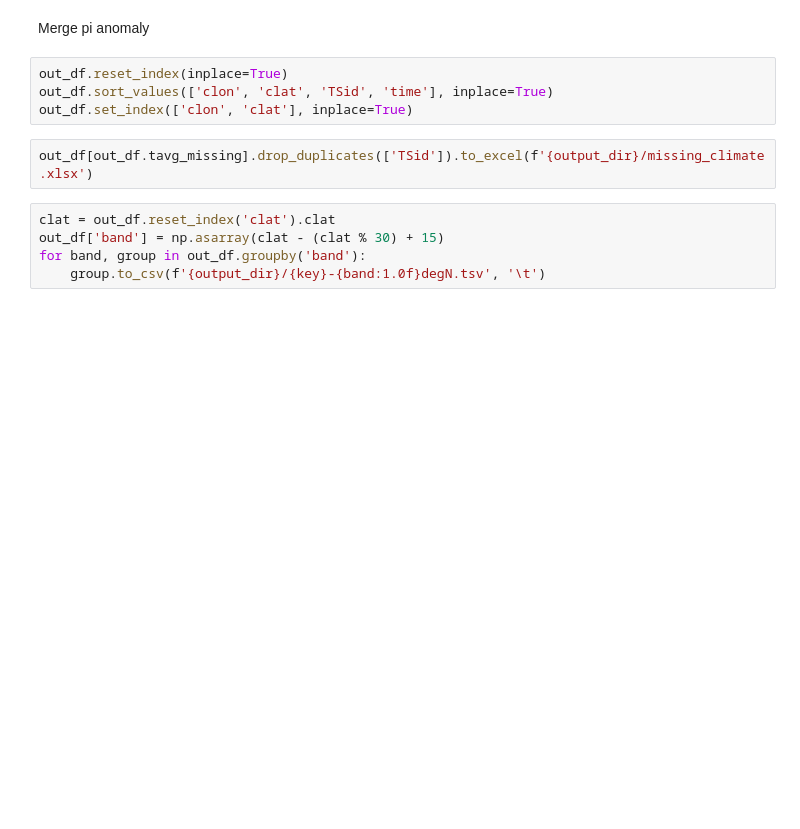
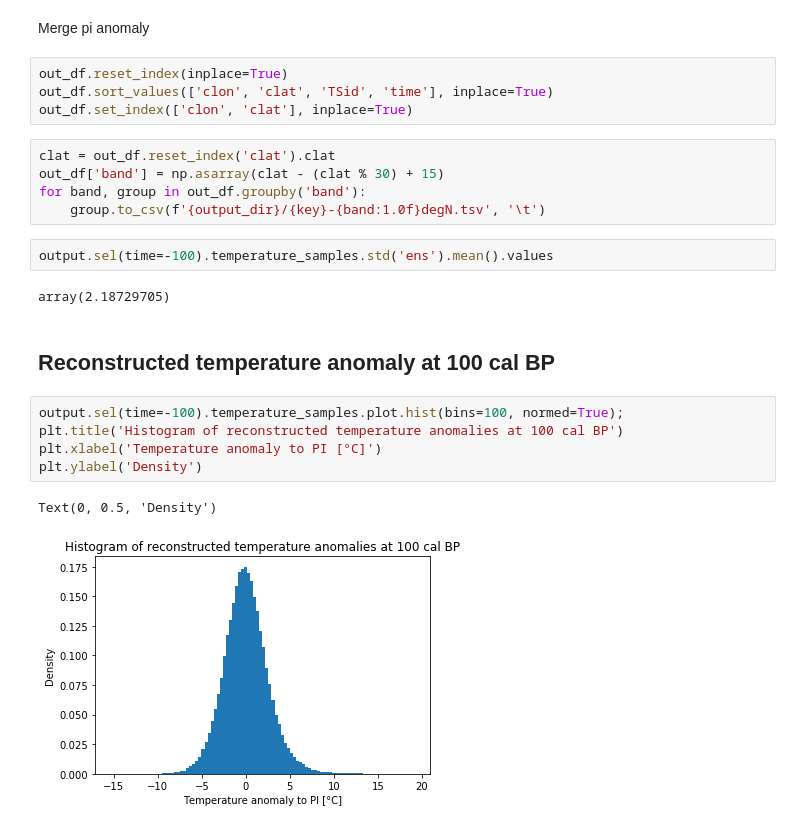
Before and after one commit to Chilipp/gridding-temp12k, a Jupyter notebook: scripts/mid-holocene-analysis.ipynb, the cells around one changed output. Drawn from its saved outputs; the diff is of its cells as text; blank space fills up the shorter version.

```diff
--- a/scripts/mid-holocene-analysis.ipynb
+++ b/scripts/mid-holocene-analysis.ipynb
@@ -796,10 +857,22 @@ Merge pi anomaly
 out_df.reset_index(inplace=True)
 out_df.sort_values(['clon', 'clat', 'TSid', 'time'], inplace=True)
 out_df.set_index(['clon', 'clat'], inplace=True)
-# %%
-out_df[out_df.tavg_missing].drop_duplicates(['TSid']).to_excel(f'{output_dir}/missing_climate.xlsx')
 # %%
 clat = out_df.reset_index('clat').clat
 out_df['band'] = np.asarray(clat - (clat % 30) + 15)
 for band, group in out_df.groupby('band'):
     group.to_csv(f'{output_dir}/{key}-{band:1.0f}degN.tsv', '\t')
+# %%
+output.sel(time=-100).temperature_samples.std('ens').mean().values
+# %% [output]
+array(2.18729705)
+# %% [markdown]
+## Reconstructed temperature anomaly at 100 cal BP
+# %%
+output.sel(time=-100).temperature_samples.plot.hist(bins=100, normed=True);
+plt.title('Histogram of reconstructed temperature anomalies at 100 cal BP')
+plt.xlabel('Temperature anomaly to PI [°C]')
+plt.ylabel('Density')
+# %% [output]
+Text(0, 0.5, 'Density')
+[figure, added]
```
Also changed, not shown: parts of 46 cells of this notebook, 1 other file.
